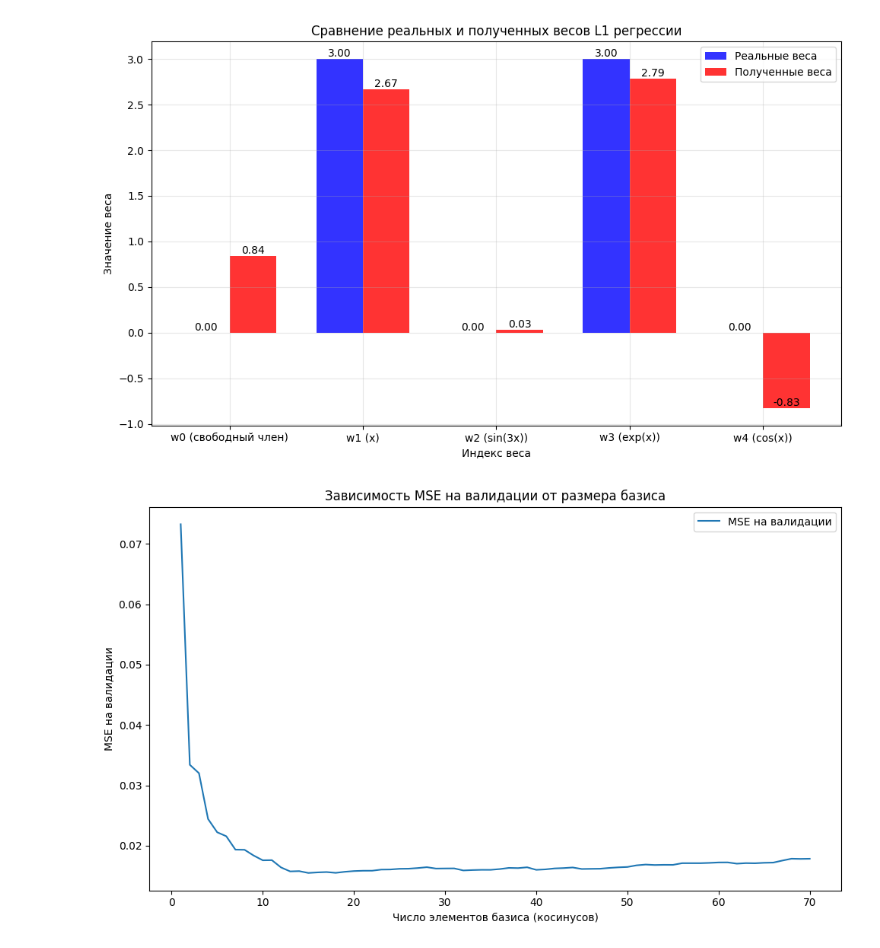
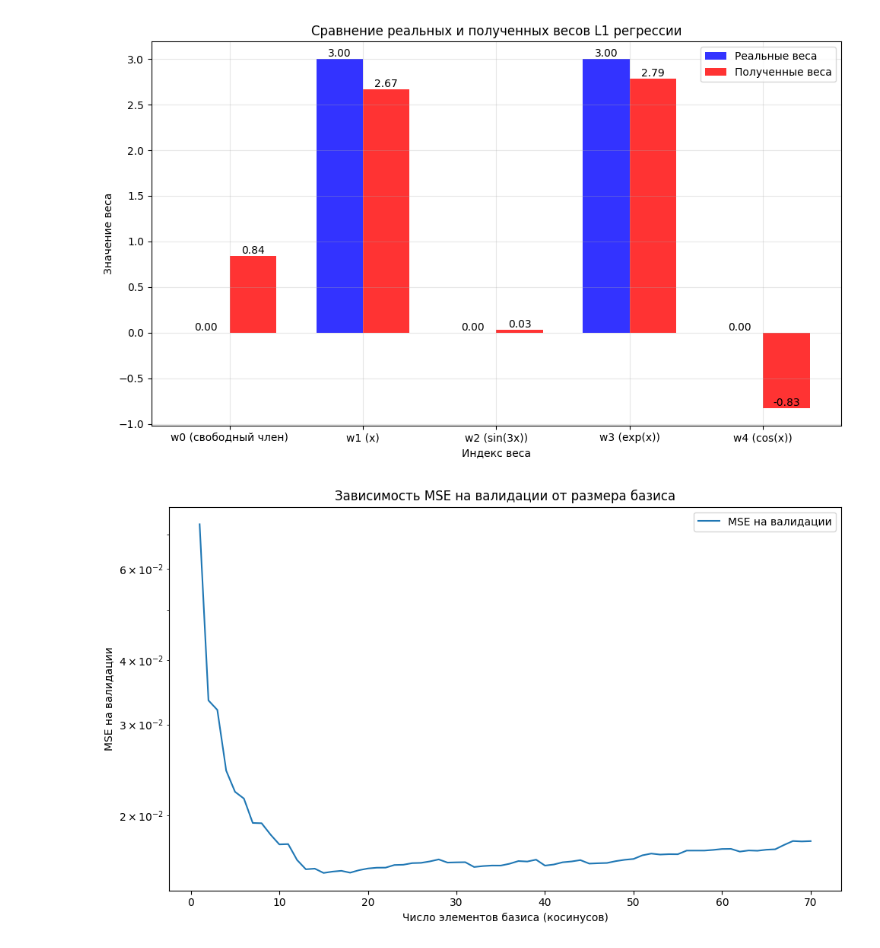
Before and after one commit to averageX56/vichmaty, a Jupyter notebook: Дз 5.ipynb, the cells around one changed output. Saved outputs shown, nothing was run; the diff lists cells and outputs as text; code cells hidden in the pictures.

```diff
--- a/Дз 5.ipynb
+++ b/Дз 5.ipynb
@@ -275,32 +275,32 @@ def kfold_cross_validation_mse(x, y, n_cosines_range, mu=0.01, alpha=0.01, n_fol
 
             w, losses, n_iters = L1_regression_grad_descent(X_train, y_train, mu, alpha)
             y_pred = X_val @ w
             mse = mean_squared_error(y_val, y_pred)
             fold_mse_scores.append(mse)
 
         cv_mse_scores.append(np.mean(fold_mse_scores))
 
     return cv_mse_scores
 
 x, y, y_true = generate_hat_function(n_samples=200, noise_level=0.1)
 
 n_cosines_range = range(1, 71)
 
 cv_mse_values = kfold_cross_validation_mse(x, y, n_cosines_range, mu=0.01, alpha=0.01, n_folds=5)
 
 best_idx = np.argmin(cv_mse_values)
 best_cosines = n_cosines_range[best_idx]
 best_mse = cv_mse_values[best_idx]
 
 plt.figure(figsize=(10, 6))
-plt.plot(n_cosines_range, cv_mse_values, label='MSE на валидации')
+plt.semilogy(n_cosines_range, cv_mse_values, label='MSE на валидации')
 
 plt.xlabel('Число элементов базиса (косинусов)')
 plt.ylabel('MSE на валидации')
 plt.title('Зависимость MSE на валидации от размера базиса')
 plt.legend()
 
 plt.tight_layout()
 plt.show()
 # %% [output]
-[figure, old version]
+[figure, new version]
```
Also changed, not shown: 4 other files.
